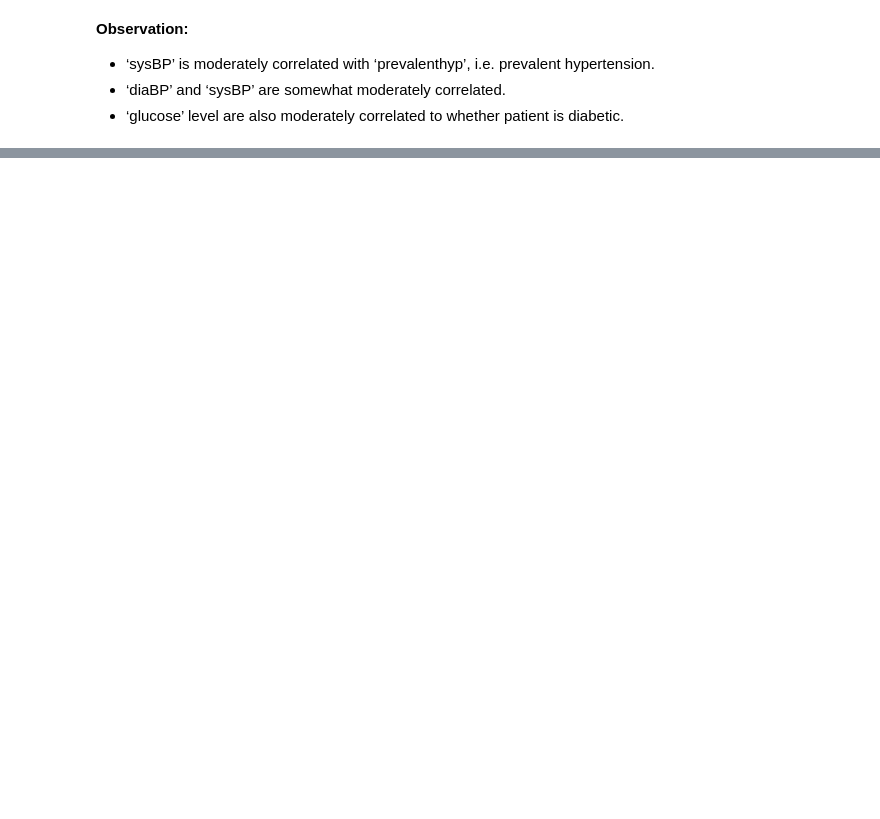
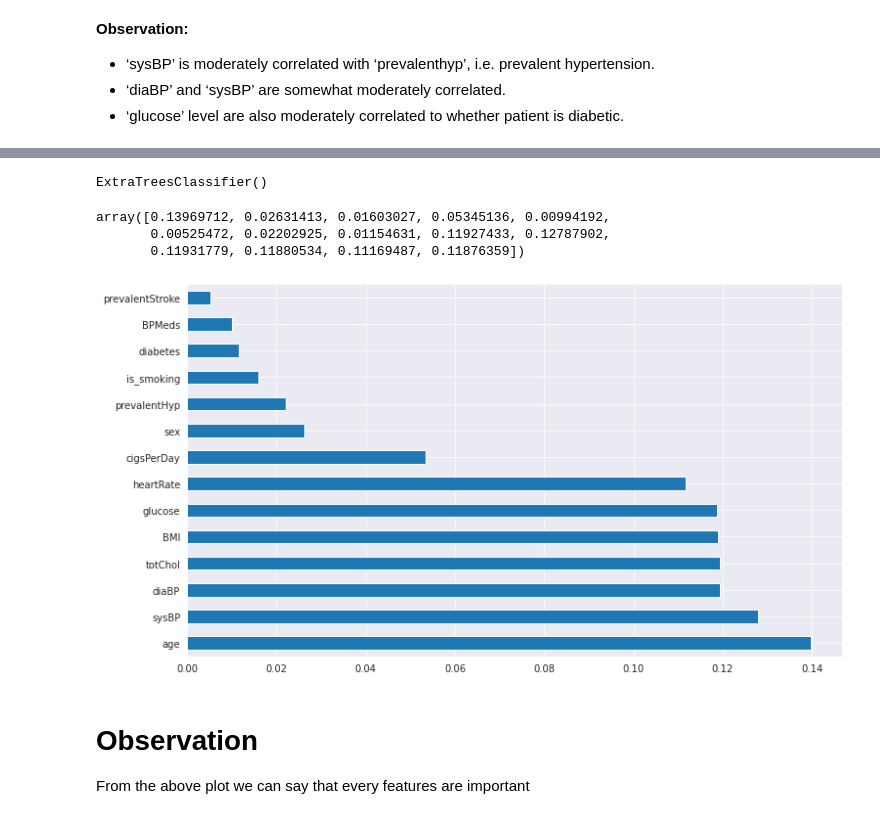
Before and after one commit to SachinYallapurkar/Cardiovascular-Risk-Prediction, a Jupyter notebook: Cardiovascular_Risk_Prediction.ipynb, the cells around one changed output, grey strips where cells are left out. Saved outputs shown, nothing was run; the diff lists cells and outputs as text; code cells hidden in the pictures; blank space fills up the shorter version.

```diff
--- a/Cardiovascular_Risk_Prediction.ipynb
+++ b/Cardiovascular_Risk_Prediction.ipynb
@@ -571,0 +586,8 @@ sns.heatmap(cardiovascular_risk.corr().abs(),annot=True,cmap='PuBu')
+# %%
+#categorical features
+#Since, 'sex' and 'is_smoking' columns are in string format. We have to encode them to numerical data type.
+categorical_variables = ['sex','is_smoking']
+
+#performing labelencoding
+encode = LabelEncoder()
+cardiovascular_risk[categorical_variables] = cardiovascular_risk[categorical_variables].apply(lambda X:encode.fit_transform(X))
@@ -571,0 +606,6 @@ sns.heatmap(cardiovascular_risk.corr().abs(),annot=True,cmap='PuBu')
+# %%
+#independent variables
+x = cardiovascular_risk.drop(columns=['TenYearCHD'])
+
+#dependent variable
+y = cardiovascular_risk['TenYearCHD']
@@ -571,0 +619,25 @@ sns.heatmap(cardiovascular_risk.corr().abs(),annot=True,cmap='PuBu')
+# %%
+#creating object
+feature_selection = ExtraTreesClassifier()
+feature_selection.fit(x,y)
+# %% [output]
+ExtraTreesClassifier()
+# %%
+#features importance
+feature_selection.feature_importances_
+# %% [output]
+array([0.13969712, 0.02631413, 0.01603027, 0.05345136, 0.00994192,
+       0.00525472, 0.02202925, 0.01154631, 0.11927433, 0.12787902,
+       0.11931779, 0.11880534, 0.11169487, 0.11876359])
+# %%
+#ploting barh for features importance
+plt.figure(figsize=(12,7))
+feat_importances = pd.Series(feature_selection.feature_importances_,index=x.columns)    #creating dataframe
+feat_importances.nlargest(14).plot(kind='barh')
+plt.show()
+# %% [output]
+[figure, added]
+# %% [markdown]
+# **Observation**
+
+From the above plot we can say that every features are important
```
Also changed, not shown: parts of 11 cells of this notebook.
